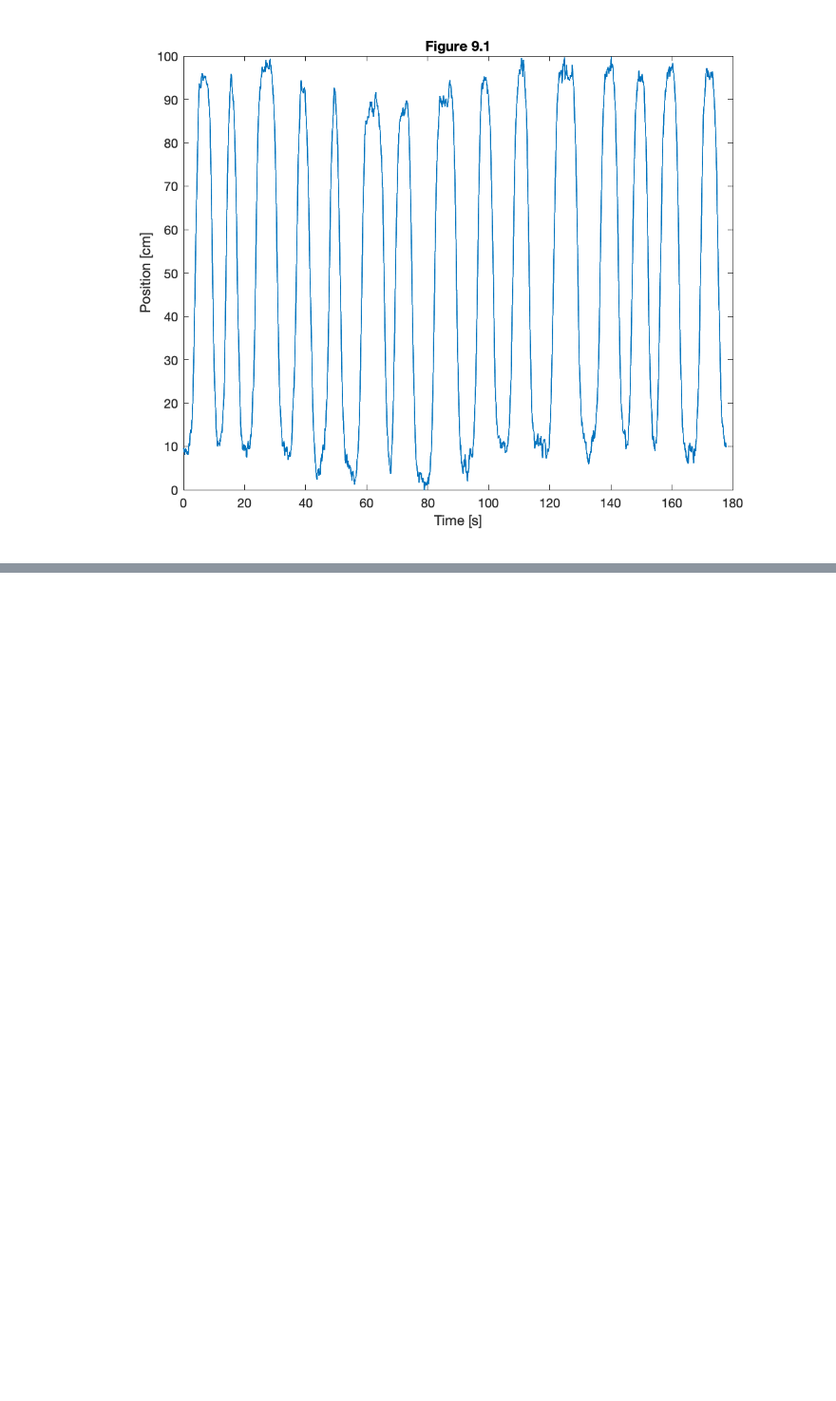
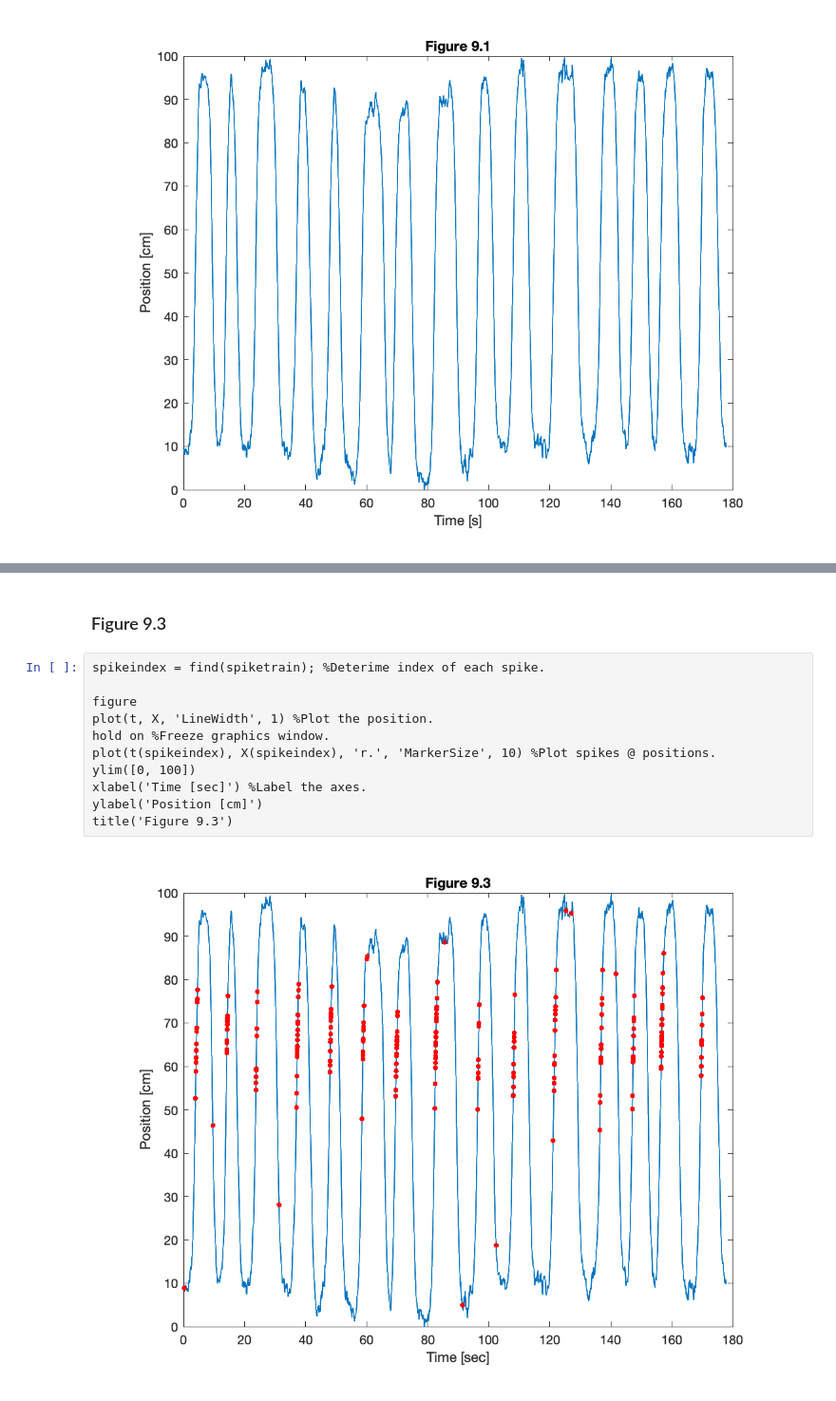
Before and after one commit to jiecui/Case-Studies-Kramer-Eden, a Jupyter notebook: Chapter9/ch_9_notebook.ipynb, the cells around one changed output, grey strips where cells are left out. Shown: that part at 95% size. Drawn from its saved outputs; the diff is of its cells as text; blank space fills up the shorter version.

```diff
--- a/Chapter9/ch_9_notebook.ipynb
+++ b/Chapter9/ch_9_notebook.ipynb
@@ -17,0 +36,15 @@ title('Figure 9.1')
+# %% [markdown]
+### Figure 9.3
+# %%
+spikeindex = find(spiketrain); %Deterime index of each spike.
+
+figure
+plot(t, X, 'LineWidth', 1) %Plot the position.
+hold on %Freeze graphics window.
+plot(t(spikeindex), X(spikeindex), 'r.', 'MarkerSize', 10) %Plot spikes @ positions.
+ylim([0, 100])
+xlabel('Time [sec]') %Label the axes.
+ylabel('Position [cm]')
+title('Figure 9.3')
+# %% [output]
+[figure, added]
```
Also changed, not shown: parts of 42 cells of this notebook.
